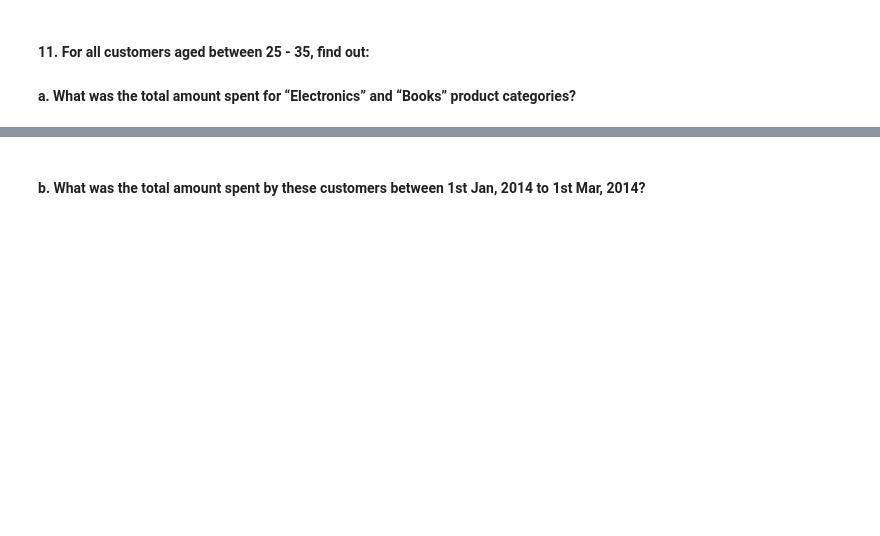
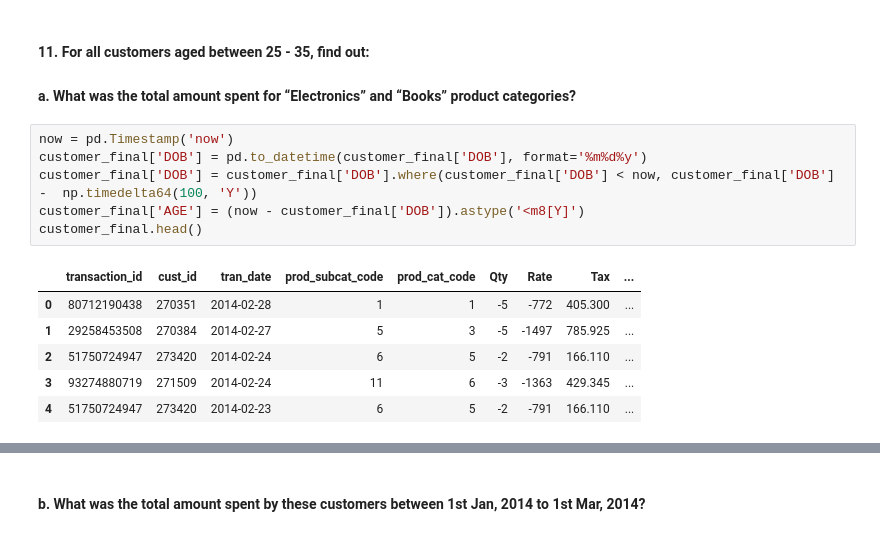
Before and after one commit to r5five/Python-Retail-Data-Analysis, a Jupyter notebook: PythonRetailDataAnalysis.ipynb, the cells around one changed output, grey strips where cells are left out. Drawn from its saved outputs; the diff is of its cells as text; blank space fills up the shorter version.

```diff
--- a/PythonRetailDataAnalysis.ipynb
+++ b/PythonRetailDataAnalysis.ipynb
@@ -415,3 +508,16 @@ city_count[city_count.transaction_id == city_count.transaction_id.max()]
 # %% [markdown]
 #### 11. For all customers aged between 25 - 35, find out:
 #### a. What was the total amount spent for “Electronics” and “Books” product categories?
+# %%
+now = pd.Timestamp('now')
+customer_final['DOB'] = pd.to_datetime(customer_final['DOB'], format='%m%d%y')
+customer_final['DOB'] = customer_final['DOB'].where(customer_final['DOB'] < now, customer_final['DOB'] -  np.timedelta64(100, 'Y'))
+customer_final['AGE'] = (now - customer_final['DOB']).astype('<m8[Y]')
+customer_final.head()
+# %% [output]
+|  | transaction_id | cust_id | tran_date | prod_subcat_code | prod_cat_code | Qty | Rate | Tax | ... |
+| 0 | 80712190438 | 270351 | 2014-02-28 | 1 | 1 | -5 | -772 | 405.300 | ... |
+| 1 | 29258453508 | 270384 | 2014-02-27 | 5 | 3 | -5 | -1497 | 785.925 | ... |
+| 2 | 51750724947 | 273420 | 2014-02-24 | 6 | 5 | -2 | -791 | 166.110 | ... |
+| 3 | 93274880719 | 271509 | 2014-02-24 | 11 | 6 | -3 | -1363 | 429.345 | ... |
+| 4 | 51750724947 | 273420 | 2014-02-23 | 6 | 5 | -2 | -791 | 166.110 | ... |
```
Also changed, not shown: parts of 14 cells of this notebook, 1 other file.
